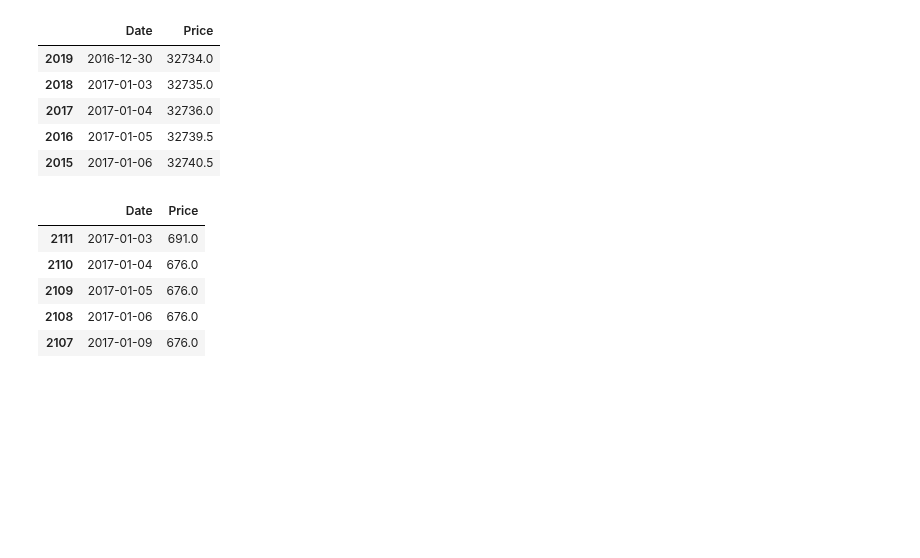
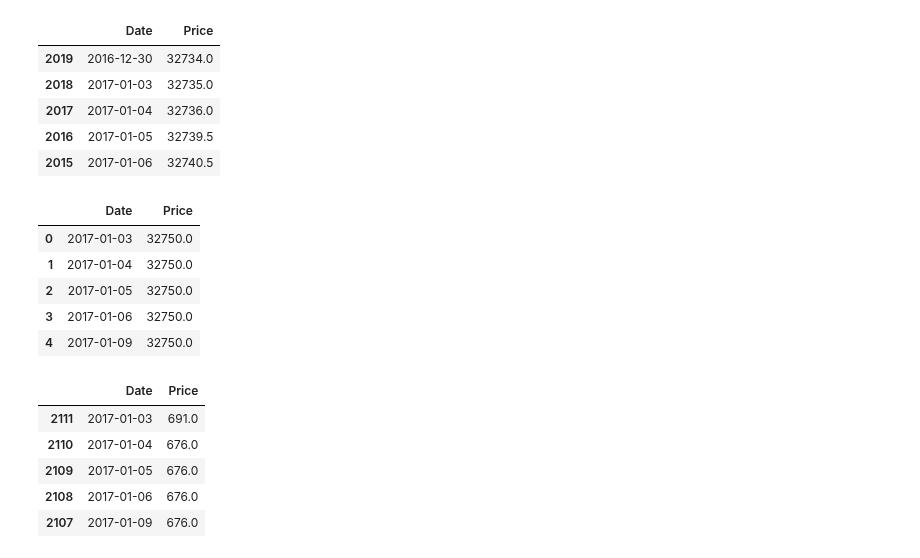
Before and after one commit to Doosheck/metals, a Jupyter notebook: data_overview.ipynb, the cells around one changed output. Cells and saved outputs as stored; diff of their text form; code cells hidden in the pictures; blank space fills up the shorter version.

```diff
--- a/data_overview.ipynb
+++ b/data_overview.ipynb
@@ -1068,14 +1068,21 @@ dfc2.head()
 | 2015 | 2017-01-06 | 32740.5 |
 # %%
 # Load Cobalt data source #3 - LME 3 Month Cobalt Composite Forward
-# dfc3 = pd.read_csv('reuters_data/LME 3 Month Cobalt Composite Commodity Forward .csv', sep=';')
-# dfc3 = dfc3.iloc[:, :2]
-# dfc3 = dfc3.rename(columns={'Close' : 'Price'})
-# dfc3['Date'] = pd.to_datetime(dfc3['Date'], format='%d-%b-%Y')
-# # Clean the 'Price' column by removing non-breaking spaces and replacing commas with dots
-# dfc3['Price'] = dfc3['Price'].str.replace('\xa0', '').str.replace(',', '.').astype(float)
-# dfc3['Price'] = dfc3['Price']
-# dfc3.head()
+dfc3 = pd.read_csv('data/reuters_data/LME 3 Month Cobalt Composite Commodity Forward .csv', sep=';')
+dfc3 = dfc3.iloc[:, :2]
+dfc3 = dfc3.rename(columns={'Close' : 'Price'})
+dfc3['Date'] = pd.to_datetime(dfc3['Date'], format='%d-%b-%Y')
+# Clean the 'Price' column by removing non-breaking spaces and replacing commas with dots
+dfc3['Price'] = dfc3['Price'].str.replace('\xa0', '').str.replace(',', '.').astype(float)
+dfc3['Price'] = dfc3['Price']
+dfc3.head()
+# %% [output]
+|  | Date | Price |
+| 0 | 2017-01-03 | 32750.0 |
+| 1 | 2017-01-04 | 32750.0 |
+| 2 | 2017-01-05 | 32750.0 |
+| 3 | 2017-01-06 | 32750.0 |
+| 4 | 2017-01-09 | 32750.0 |
 # %%
 # Load Cobalt data source #4 - LME Cobalt SPOT
 # dfc4 = pd.read_csv('/Users/michal/Documents/Code/metals/bloomberg_data/LME Cobalt SPOT.csv', sep=';')
```
Also changed, not shown: parts of 10 cells of this notebook, 12 other files.
